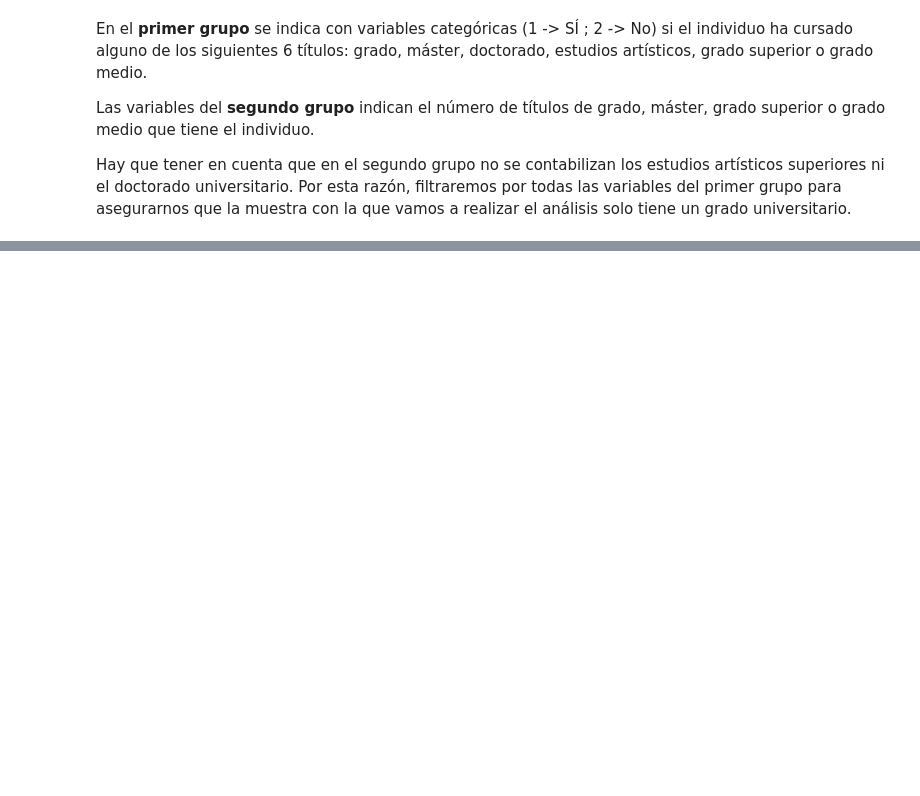
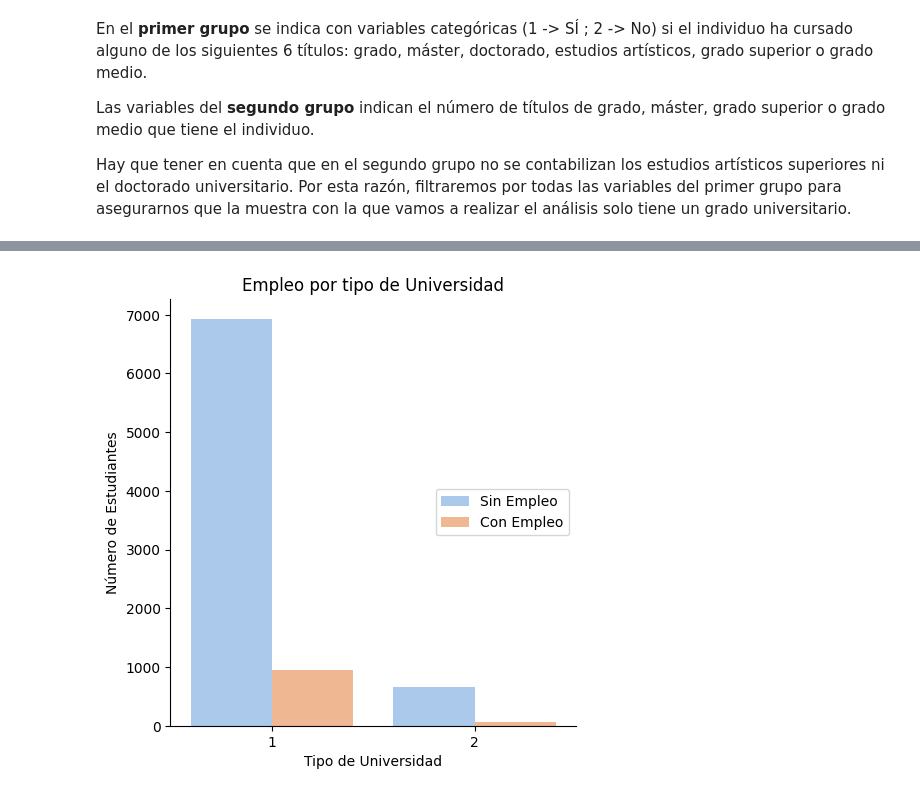
Before and after one commit to BeatrizGD/Students-Employability-Exploratory-Data-Analysis, a Jupyter notebook: src/main.ipynb, the cells around one changed output, grey strips where cells are left out. Cells and saved outputs as stored; diff of their text form; code cells hidden in the pictures; blank space fills up the shorter version.

Commit message:
Data wrangling

```diff
--- a/src/main.ipynb
+++ b/src/main.ipynb
@@ -75,9 +75,9 @@ Este archivo, se trata de un formato excel con varías páginas. En la primera h
 # %% [markdown]
 Tras estudiar los diferentes campos, nos quedamos con las siguientes columnas:
 # %%
-# Limpieza de datos
+# Limpieza de datos: mediante selección de coolumnas (podría haberse hecho a la inversa con un drop)
 students = df[['IDENT','SEXO','EDAD','NACIO','TITU','RAMA','AMBITO','T_UNIV','DISCA','ESTUDIOS_PADRE','ESTUDIOS_MADRE',
-                  'EST_B8','SAT1','SAT2','EST_B11_1','EST_B13_AMB1','EST_B11_2','EST_B11_3','EST_B11_4','EST_B11_5','EST_B11_6','EST_B12',
+                  'EST_B8','SAT1','SAT2','EST_B11_1','EST_B11_2','EST_B11_3','EST_B11_4','EST_B11_5','EST_B11_6','EST_B12',
                   'EST_B16','EST_B24','EST_B28','IDIOMAS', 'IDI_MT1', 'IDI_MT2','TIC','IDIOMA1','NIV_ID1','TIPOACREIDI1',
                   'IDIOMA2','NIV_ID2','TIPOACREIDI2','IDIOMA3','NIV_ID3','TIPOACREIDI3','TRBPRN1','TRBPRN2','TRINAC_D4',
                   'TRINAC_D5','TRINAC_D6','TRPARA_D5','TRPARA_D6','TRAC_D9','LUG_TRAB_PAIS','SIT_PRO','JORNADA','TR_TAM',
@@ -332 +354,7 @@ cod
+# %%
+# Diccionario con la nueva codificación para la columna 'T_UNIV'
+tipo_uni = {1: 1, 2: 1, 3: 2, 4: 2}
+
+# Reemplaza los valores en la columna 'T_UNIV'
+students['T_UNIV'] = students['T_UNIV'].replace(tipo_uni)
 # %% [markdown]
@@ -336 +374,3 @@ Una vez hemos realizado la transformación de los datos, modificaremos pequeñas
+# %%
+students_empleo = students[students['TRBPRN1']!=3] # Excluímos aquellos que están inactivos (no buscan empleo)
 # %% [markdown]
@@ -381,5 +430,5 @@ Hay que tener en cuenta que en el segundo grupo no se contabilizan los estudios
 # Se excluyen todos los registros que contenga otros estudios de cualquier tipo
 # Son variables categóricas donde el valor 2 indica NO
 
-students[(students['EST_B11_1']==2) & (students['EST_B11_2']==2) & (students['EST_B11_3']==2) &
-         (students['EST_B11_4']==2) & (students['EST_B11_5']==2) & (students['EST_B11_6']==2)]
+students_grado = students_empleo[(students_empleo['EST_B11_1']==2) & (students_empleo['EST_B11_2']==2) & (students_empleo['EST_B11_3']==2) &
+         (students_empleo['EST_B11_4']==2) & (students_empleo['EST_B11_5']==2) & (students_empleo['EST_B11_6']==2)]
@@ -401,0 +463,16 @@ Ahora el conjunto de datos se ha reducido considerablemente, a 9326 registros.
+# %%
+# Según el tipo de universidad (T_UNIV),
+
+# Gráfico de barras utilizando catplot
+sns.catplot(x='TRBPRN1', hue='T_UNIV', data=students_grado, kind='count', palette='pastel',legend=False)
+
+# Títulos y leyenda
+plt.title('Empleo por tipo de Universidad')
+plt.xlabel('Tipo de Universidad')
+plt.ylabel('Número de Estudiantes')
+plt.legend(loc='center right', labels=['Sin Empleo', 'Con Empleo'])
+
+# Mostrar el gráfico
+plt.show()
+# %% [output]
+[figure, added]
```
Also changed, not shown: parts of 34 cells of this notebook, 1 other file.
